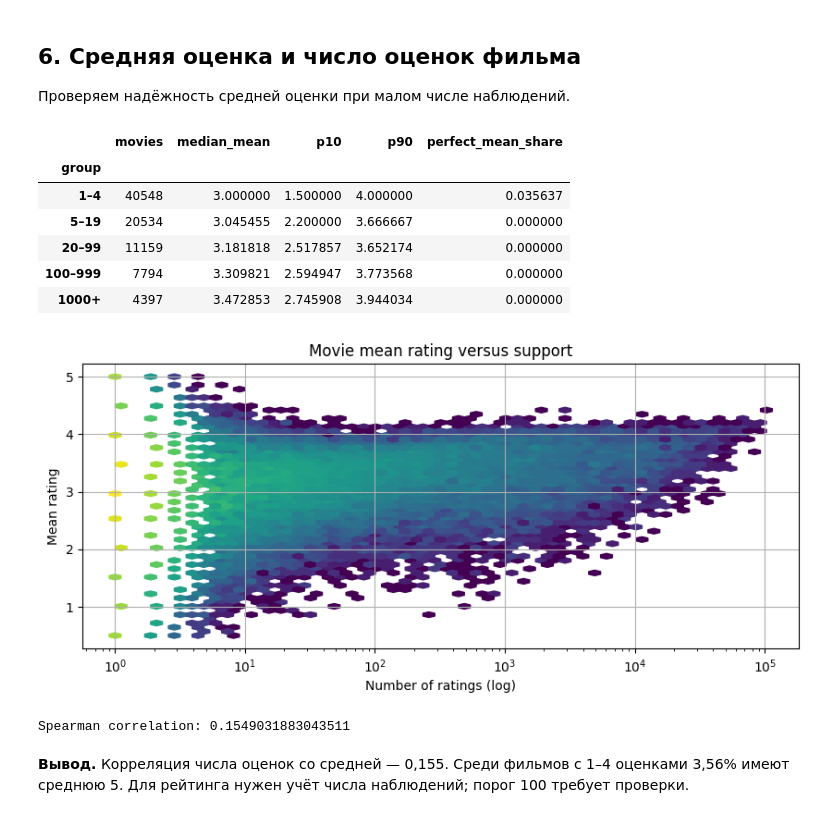
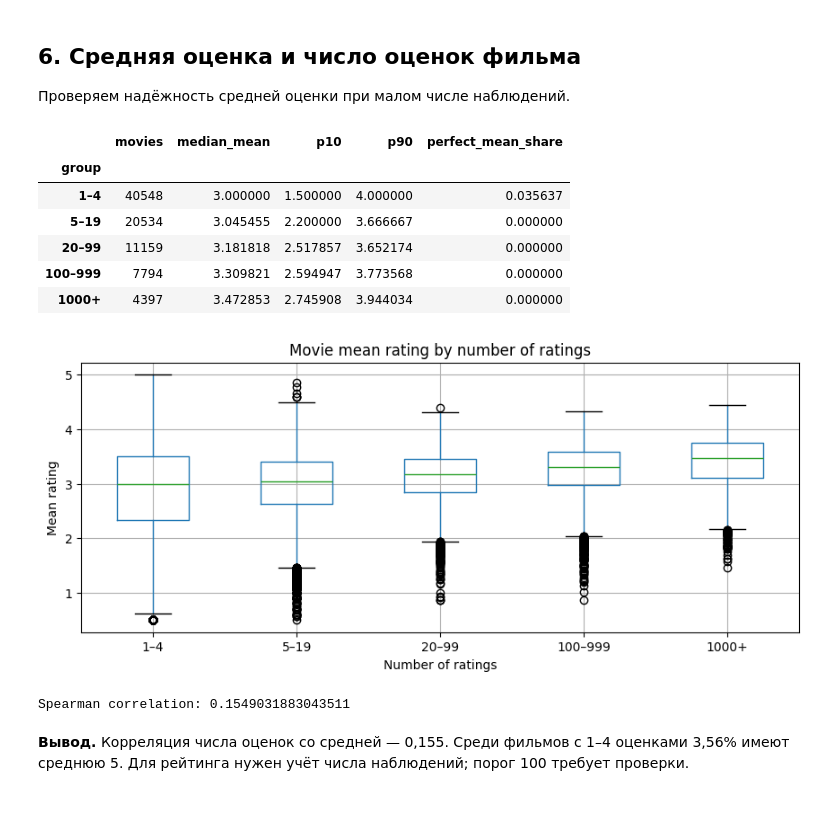
Before and after one commit to Axecta/movielens32m-eda, a Jupyter notebook: movielens32m_eda.ipynb, the cells around one changed output. Drawn from its saved outputs; the diff is of its cells as text; code cells hidden in the pictures.

```diff
--- a/movielens32m_eda.ipynb
+++ b/movielens32m_eda.ipynb
@@ -308,23 +317,26 @@ Training tags available by cutoff: 893500
 Проверяем надёжность средней оценки при малом числе наблюдений.
 # %%
 support = item_stats[['size','mean']].copy()
-support['group'] = pd.cut(support['size'], [0,4,19,99,999,np.inf], labels=['1–4','5–19','20–99','100–999','1000+'])
+support['group'] = pd.cut(support['size'], [0,4,19,99,999,float('inf')], labels=['1–4','5–19','20–99','100–999','1000+'])
 support_table = support.groupby('group', observed=True).agg(movies=('mean','size'), median_mean=('mean','median'), p10=('mean',lambda x:x.quantile(.1)), p90=('mean',lambda x:x.quantile(.9)), perfect_mean_share=('mean',lambda x:x.eq(5).mean()))
 display(support_table)
-fig, ax = plt.subplots(figsize=(10,4))
-ax.hexbin(support['size'],support['mean'],xscale='log',gridsize=55,bins='log',mincnt=1)
-ax.set(xlabel='Number of ratings (log)',ylabel='Mean rating',title='Movie mean rating versus support'); plt.show()
+support.boxplot(column='mean', by='group', figsize=(10, 4))
+plt.suptitle('')
+plt.title('Movie mean rating by number of ratings')
+plt.xlabel('Number of ratings')
+plt.ylabel('Mean rating')
+plt.show()
 mean_count_corr = support['size'].rank().corr(support['mean'].rank())
 print('Spearman correlation:', mean_count_corr)
 # %% [output]
 |  | movies | median_mean | p10 | p90 | perfect_mean_share |
 | group |  |  |  |  |  |
 | 1–4 | 40548 | 3.000000 | 1.500000 | 4.000000 | 0.035637 |
 | 5–19 | 20534 | 3.045455 | 2.200000 | 3.666667 | 0.000000 |
 | 20–99 | 11159 | 3.181818 | 2.517857 | 3.652174 | 0.000000 |
 | 100–999 | 7794 | 3.309821 | 2.594947 | 3.773568 | 0.000000 |
 | 1000+ | 4397 | 3.472853 | 2.745908 | 3.944034 | 0.000000 |
-[figure, old version]
+[figure, new version]
 Spearman correlation: 0.1549031883043511
 # %% [markdown]
 **Вывод.** Корреляция числа оценок со средней — 0,155. Среди фильмов с 1–4 оценками 3,56% имеют среднюю 5. Для рейтинга нужен учёт числа наблюдений; порог 100 требует проверки.
```
Also changed, not shown: parts of 5 cells of this notebook.
